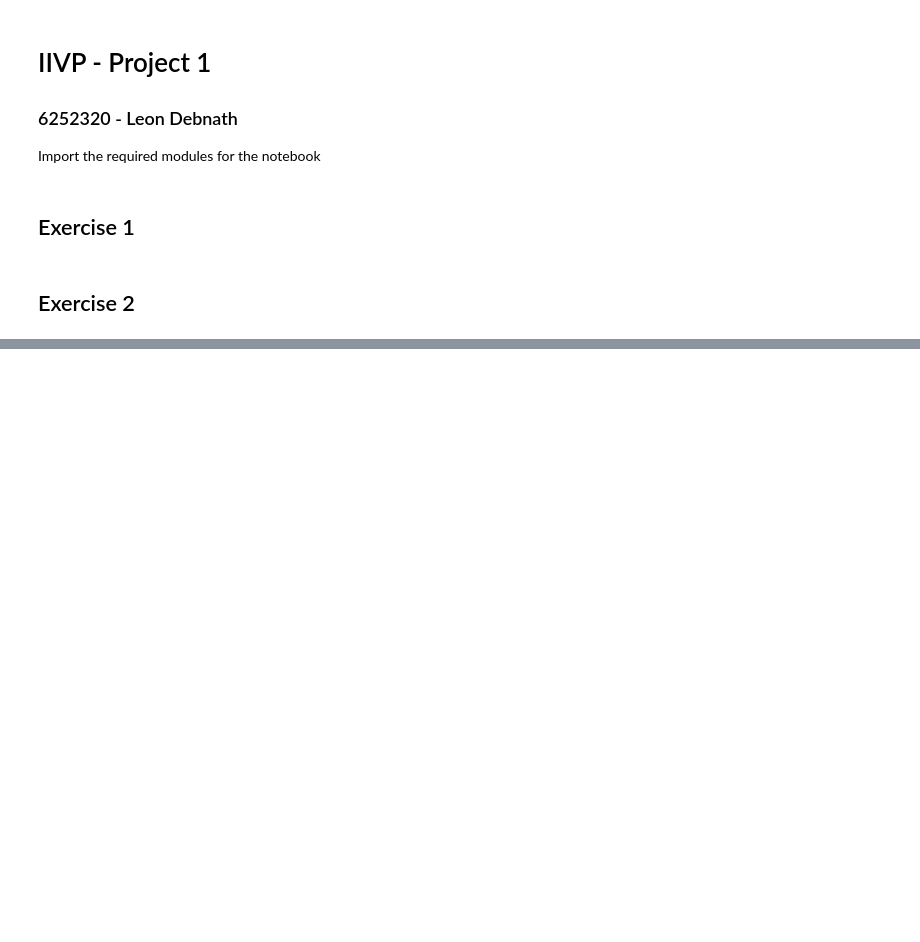
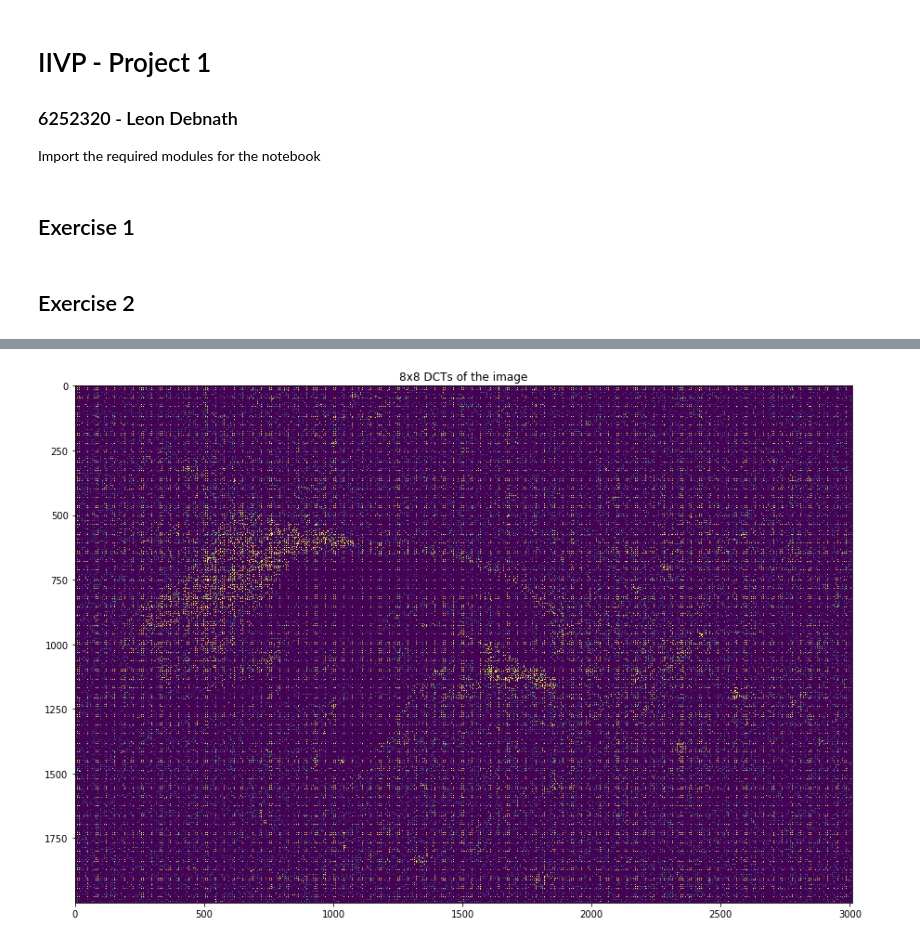
Before and after one commit to S010MON/image-processing, a Jupyter notebook: project2/6252320-Debnath_proj2.ipynb, the cells around one changed output, grey strips where cells are left out. Drawn from its saved outputs; the diff is of its cells as text; code cells hidden in the pictures; blank space fills up the shorter version.

```diff
--- a/project2/6252320-Debnath_proj2.ipynb
+++ b/project2/6252320-Debnath_proj2.ipynb
@@ -40,0 +76,7 @@ display([img, x],['img', 'dct'], cmap='gray')
+# %%
+# Display entire DCT
+plt.figure(figsize=(15,15))
+plt.imshow(dct,vmax = np.max(dct)*0.01,vmin = 0)
+plt.title( "8x8 DCTs of the image");
+# %% [output]
+[figure, added]
```
Also changed, not shown: parts of 6 cells of this notebook.
